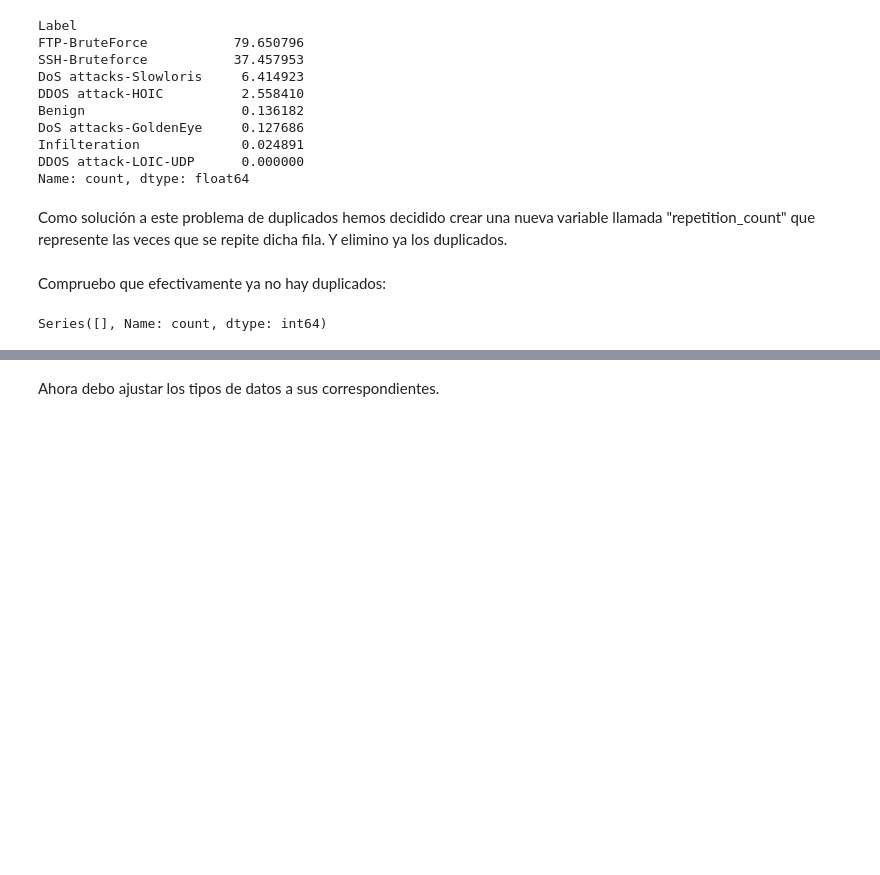
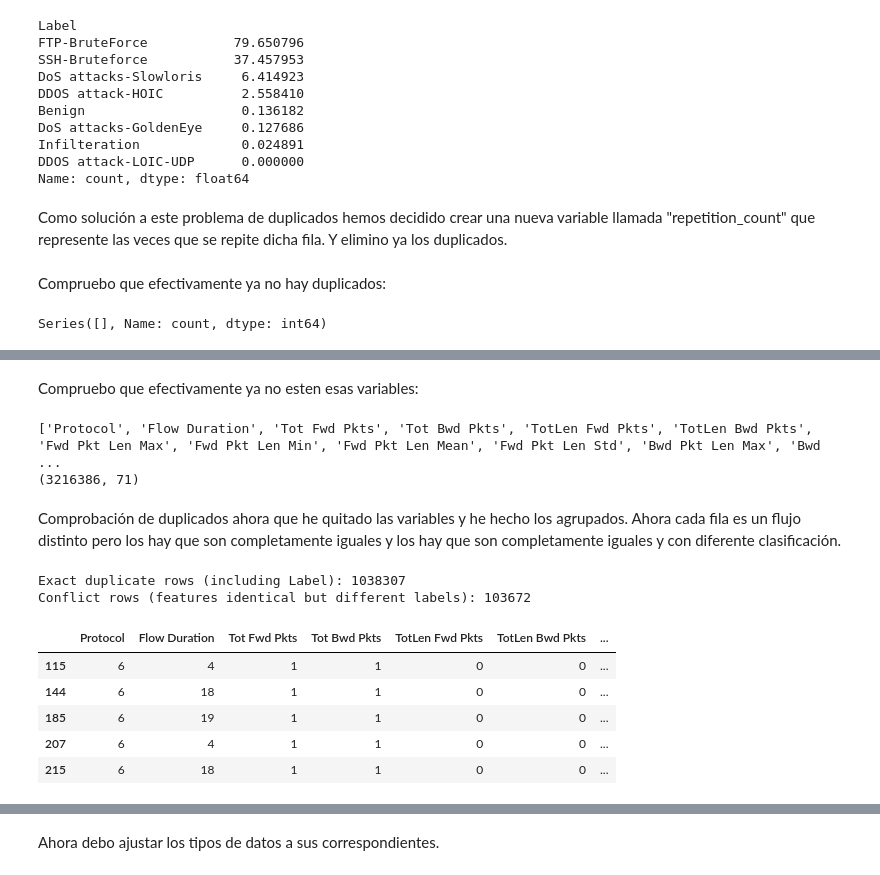
Before and after one commit to Axton-Industries/IDS-based-on-machine-learning-techniques, a Jupyter notebook: notebooks/02_preprocessing.ipynb, the cells around one changed output, grey strips where cells are left out. Drawn from its saved outputs; the diff is of its cells as text; code cells hidden in the pictures; blank space fills up the shorter version.

Commit message:
fix: notebook 2 duplicates & conflicts

```diff
--- a/notebooks/02_preprocessing.ipynb
+++ b/notebooks/02_preprocessing.ipynb
@@ -154,0 +159,49 @@ Series([], Name: count, dtype: int64)
+# %%
+cols_to_drop = [
+    'Src IP',
+    'Dst IP',
+    'Flow ID',
+    'Timestamp',
+    'Src Port',
+    'Dst Port',
+    'source_file'
+]
+
+df = df.drop(columns=cols_to_drop, errors='ignore')
+# %% [markdown]
+Compruebo que efectivamente ya no esten esas variables:
+# %%
+print(df.columns.tolist())
+print(df.shape)
+# %% [output]
+['Protocol', 'Flow Duration', 'Tot Fwd Pkts', 'Tot Bwd Pkts', 'TotLen Fwd Pkts', 'TotLen Bwd Pkts', 'Fwd Pkt Len Max', 'Fwd Pkt Len Min', 'Fwd Pkt Len Mean', 'Fwd Pkt Len Std', 'Bwd Pkt Len Max', 'Bwd ...
+(3216386, 71)
+# %% [markdown]
+Comprobación de duplicados ahora que he quitado las variables y he hecho los agrupados. Ahora cada fila es un flujo distinto pero los hay que son completamente iguales y los hay que son completamente iguales y con diferente clasificación.
+# %%
+label_col = "Label"
+
+# --- 1. NEW DUPLICATES (ALL FEATURES, included Label) ---
+num_duplicates = df.duplicated().sum()
+
+# --- 2. CONFLICTS (ALL FEATURES except Label) ---
+feature_cols = df.columns.drop(label_col)
+# rows that belong to a feature-group with more than one label
+conflict_mask = df.groupby(list(feature_cols))[label_col].transform("nunique").gt(1)
+n_conflict_rows = conflict_mask.sum()
+
+# --- OUTPUT ---
+print("Exact duplicate rows (including Label):", num_duplicates)
+print("Conflict rows (features identical but different labels):", n_conflict_rows)
+# %% [output]
+Exact duplicate rows (including Label): 1038307
+Conflict rows (features identical but different labels): 103672
+# %%
+df[df.duplicated()].head()
+# %% [output]
+|  | Protocol | Flow Duration | Tot Fwd Pkts | Tot Bwd Pkts | TotLen Fwd Pkts | TotLen Bwd Pkts | ... |
+| 115 | 6 | 4 | 1 | 1 | 0 | 0 | ... |
+| 144 | 6 | 18 | 1 | 1 | 0 | 0 | ... |
+| 185 | 6 | 19 | 1 | 1 | 0 | 0 | ... |
+| 207 | 6 | 4 | 1 | 1 | 0 | 0 | ... |
+| 215 | 6 | 18 | 1 | 1 | 0 | 0 | ... |
```
Also changed, not shown: parts of 20 cells of this notebook.
